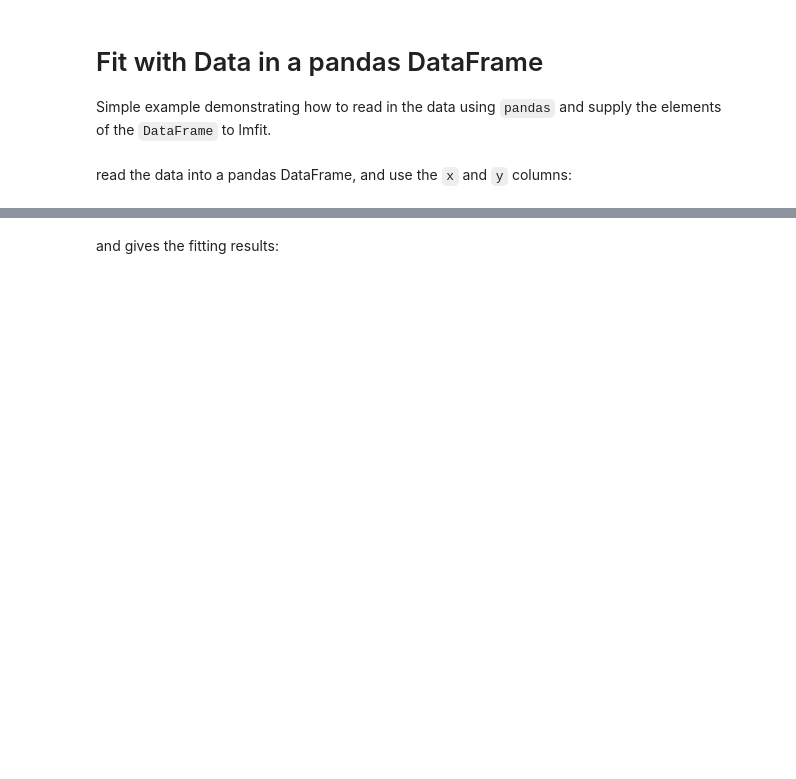
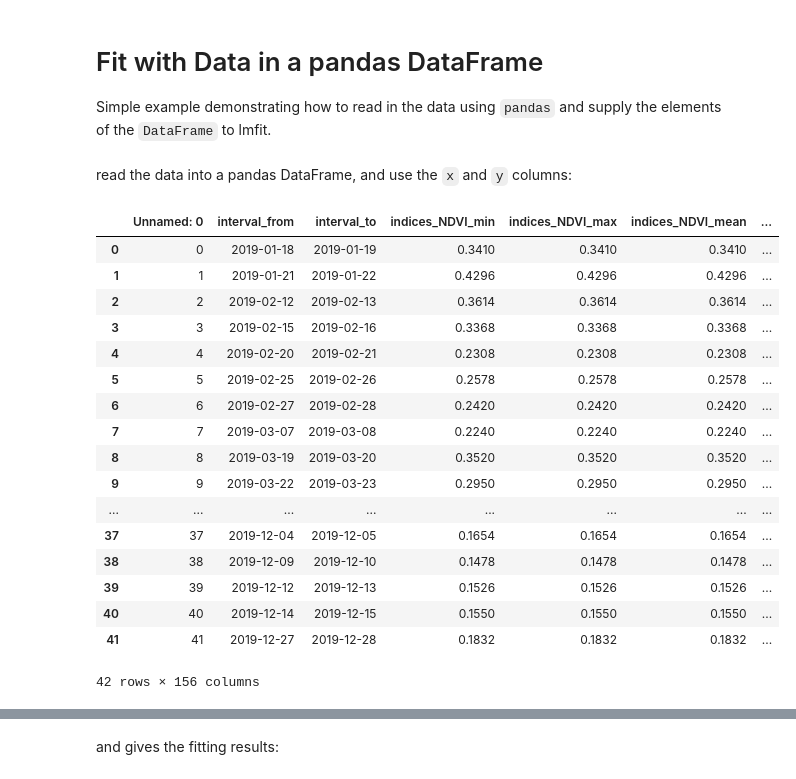
Before and after one commit to TH3RMOMETER/Crop_yield_prediction, a Jupyter notebook: interpolate.ipynb, the cells around one changed output, grey strips where cells are left out. Cells and saved outputs as stored; diff of their text form; code cells hidden in the pictures; blank space fills up the shorter version.

```diff
--- a/interpolate.ipynb
+++ b/interpolate.ipynb
@@ -16,4 +16,27 @@ read the data into a pandas DataFrame, and use the ``x`` and ``y`` columns:
 dframe = pd.read_csv('nvdi_2019.csv')
 # %%
 dframe["interval_to"] = pd.to_datetime(dframe["interval_to"])
+# %%
+dframe["interval_from"] = pd.to_datetime(dframe["interval_from"])
+# %%
+dframe
+# %% [output]
+|  | Unnamed: 0 | interval_from | interval_to | indices_NDVI_min | indices_NDVI_max | indices_NDVI_mean | ... |
+| 0 | 0 | 2019-01-18 | 2019-01-19 | 0.3410 | 0.3410 | 0.3410 | ... |
+| 1 | 1 | 2019-01-21 | 2019-01-22 | 0.4296 | 0.4296 | 0.4296 | ... |
+| 2 | 2 | 2019-02-12 | 2019-02-13 | 0.3614 | 0.3614 | 0.3614 | ... |
+| 3 | 3 | 2019-02-15 | 2019-02-16 | 0.3368 | 0.3368 | 0.3368 | ... |
+| 4 | 4 | 2019-02-20 | 2019-02-21 | 0.2308 | 0.2308 | 0.2308 | ... |
+| 5 | 5 | 2019-02-25 | 2019-02-26 | 0.2578 | 0.2578 | 0.2578 | ... |
+| 6 | 6 | 2019-02-27 | 2019-02-28 | 0.2420 | 0.2420 | 0.2420 | ... |
+| 7 | 7 | 2019-03-07 | 2019-03-08 | 0.2240 | 0.2240 | 0.2240 | ... |
+| 8 | 8 | 2019-03-19 | 2019-03-20 | 0.3520 | 0.3520 | 0.3520 | ... |
+| 9 | 9 | 2019-03-22 | 2019-03-23 | 0.2950 | 0.2950 | 0.2950 | ... |
+| ... | ... | ... | ... | ... | ... | ... | ... |
+| 37 | 37 | 2019-12-04 | 2019-12-05 | 0.1654 | 0.1654 | 0.1654 | ... |
+| 38 | 38 | 2019-12-09 | 2019-12-10 | 0.1478 | 0.1478 | 0.1478 | ... |
+| 39 | 39 | 2019-12-12 | 2019-12-13 | 0.1526 | 0.1526 | 0.1526 | ... |
+| 40 | 40 | 2019-12-14 | 2019-12-15 | 0.1550 | 0.1550 | 0.1550 | ... |
+| 41 | 41 | 2019-12-27 | 2019-12-28 | 0.1832 | 0.1832 | 0.1832 | ... |
+42 rows × 156 columns
 # %%
```
Also changed, not shown: parts of 7 cells of this notebook, 1 other file.
